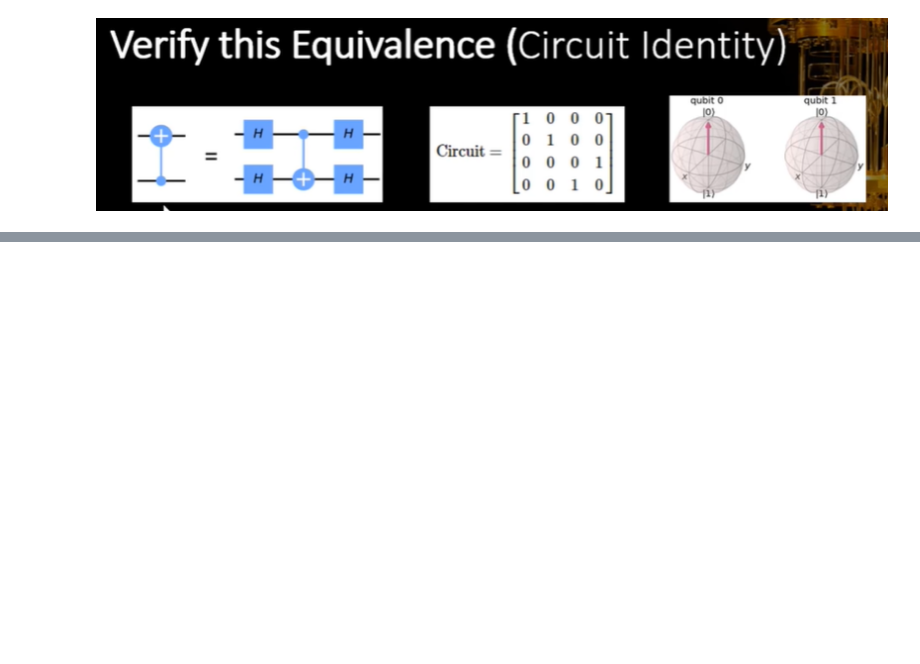
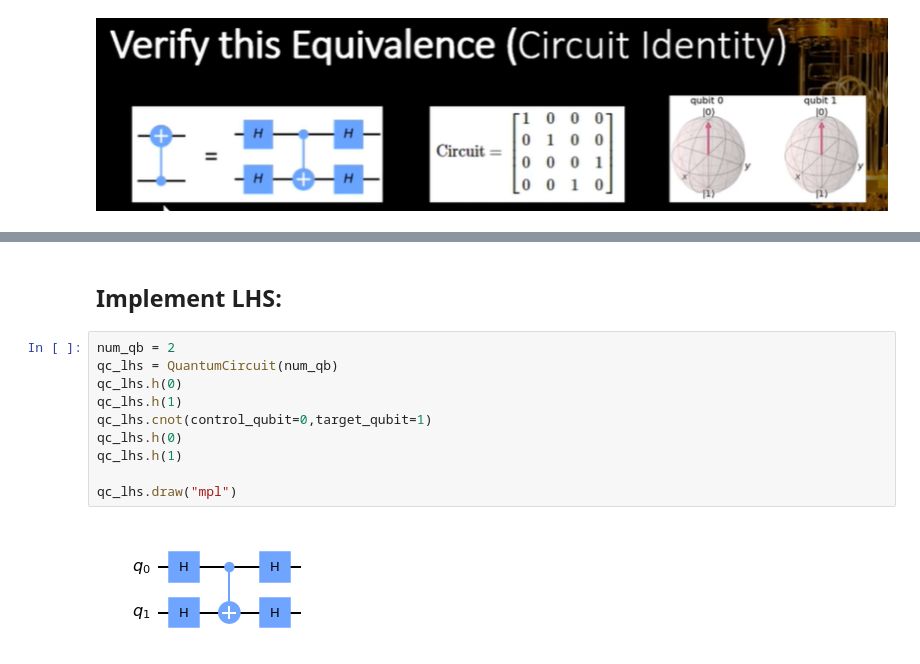
Before and after one commit to RSwarnkar/quantum-computing, a Jupyter notebook: Notebooks/17 CNOT Circuit Identity.ipynb, the cells around one changed output, grey strips where cells are left out. Saved outputs shown, nothing was run; the diff lists cells and outputs as text; blank space fills up the shorter version.

```diff
--- a/Notebooks/17-INC CNOT Circuit Identity.ipynb
+++ b/Notebooks/17 CNOT Circuit Identity.ipynb
@@ -2,0 +43,14 @@
+# %% [markdown]
+## Implement LHS:
+# %%
+num_qb = 2
+qc_lhs = QuantumCircuit(num_qb)
+qc_lhs.h(0)
+qc_lhs.h(1)
+qc_lhs.cnot(control_qubit=0,target_qubit=1)
+qc_lhs.h(0)
+qc_lhs.h(1)
+
+qc_lhs.draw("mpl")
+# %% [output]
+[figure, added]
```
Also changed, not shown: parts of 6 cells of this notebook, 3 other files.
